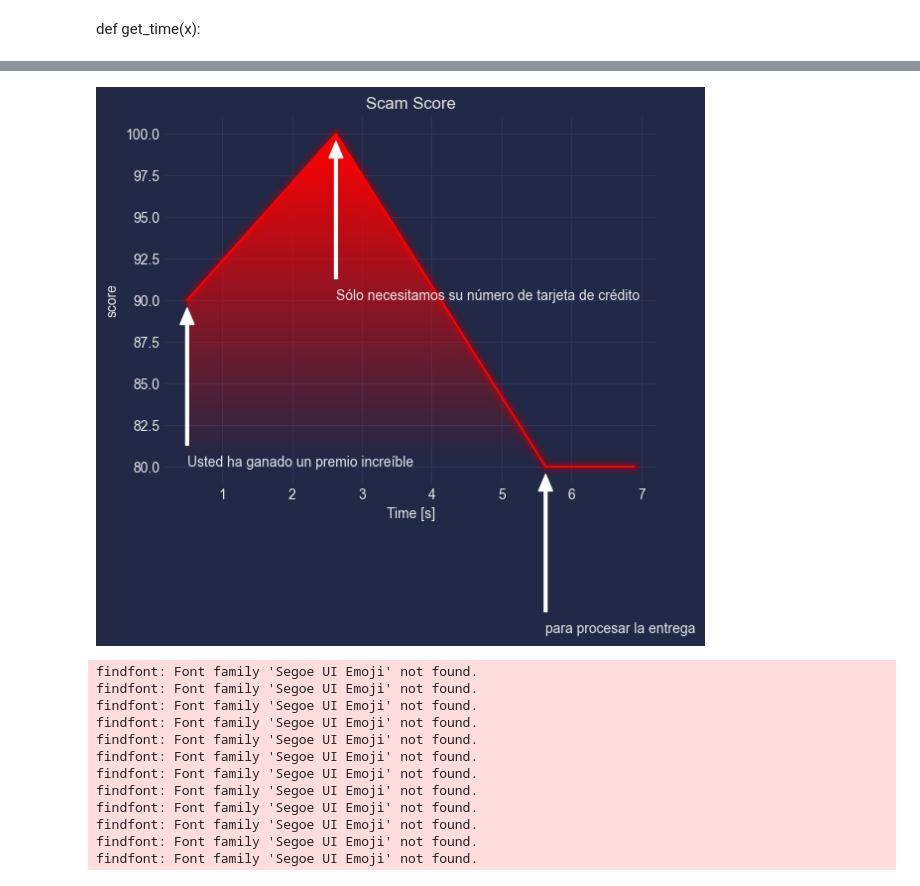
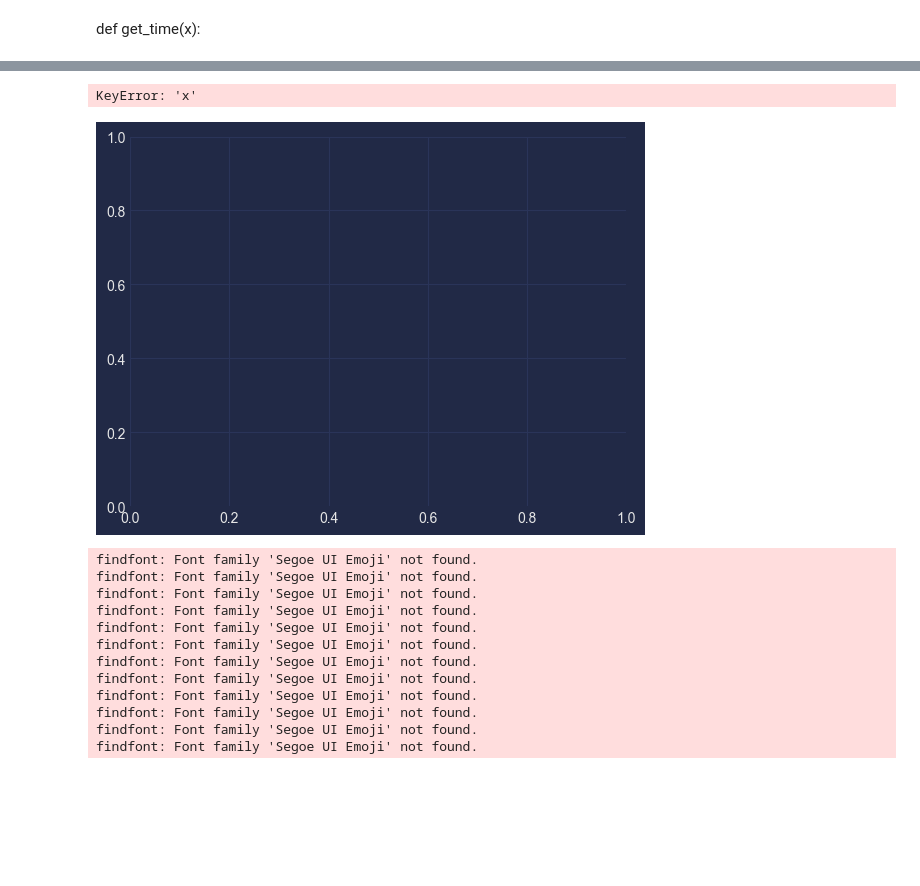
Before and after one commit to vmaya7/call_analyzer_generative_ai, a Jupyter notebook: audio.ipynb, the cells around one changed output, grey strips where cells are left out. Saved outputs shown, nothing was run; the diff lists cells and outputs as text; code cells hidden in the pictures; blank space fills up the shorter version.

```diff
--- a/audio.ipynb
+++ b/audio.ipynb
@@ -84,7 +200,7 @@ print(response)
 # %%
 out = json.loads(response)
 score = out['score']
-phrases = pd.DataFrame(out['scam_phrases'])
+phrases = pd.DataFrame(out['frases_clave_scam'])
 # %%
 df
 # %% [output]
@@ -115,7 +227,7 @@ phrases
 # %% [markdown]
 def get_time(x):
 # %%
-phrases['start_word'] = phrases.phrase.map(lambda x: x.split(' ')[0])
-phrases['end_word'] = phrases.phrase.map(lambda x: x.split(' ')[-1])
+phrases['start_word'] = phrases.frase.map(lambda x: x.split(' ')[0])
+phrases['end_word'] = phrases.frase.map(lambda x: x.split(' ')[-1])
 phrases
 # %% [output]
@@ -130,16 +254,18 @@ phrases
 # %%
 phrases['start_time'] = None
 phrases['end_time'] = None
-for index_phrase, phase in enumerate(phrases.phrase):
-    words = phase.split(' ')
+for index_frase, frase in enumerate(phrases.frase):
+    words = frase.split(' ')
     first_word = words[0]
     last_word = words[-1]
 
     len_phrase = len(words)
 
     temp_df = df[df.content == first_word]
-
+    print('------> ', first_word, last_word)
     for i in temp_df.index:
+        print(df.loc[i, 'content'], df.loc[i + len_phrase - 1, 'content'])
         if (df.loc[i, 'content']== first_word) and (df.loc[i + len_phrase - 1, 'content']== last_word):
-            phrases.loc[index_phrase, 'start_time'] = df.loc[i, 'start_time']
-            phrases.loc[index_phrase, 'end_time'] = df.loc[i + len_phrase - 1, 'end_time']
+            print('yes')
+            phrases.loc[index_frase, 'start_time'] = df.loc[i, 'start_time']
+            phrases.loc[index_frase, 'end_time'] = df.loc[i + len_phrase - 1, 'end_time']
@@ -172,24 +304,25 @@ end_time         object
 dtype: object
 # %%
-phrases['score'] = phrases['score'].astype(float)
+phrases['score_scam'] = phrases['score_scam'].astype(float)
 phrases['start_time'] = phrases['start_time'].astype(float)
 # %%
 df_temp = phrases.copy()
 df_temp.loc[len(df_temp.index)] = df_temp.iloc[-1]
 df_temp.loc[len(df_temp.index) - 1, 'start_time'] = df_temp.loc[len(df_temp.index) - 1, 'end_time']
-plot = sns.lineplot(data=df_temp, x = 'start_time', y = 'score', color = 'r').set(title='Scam Score')
+plot = sns.lineplot(data=df_temp, x = 'start_time', y = 'score_scam', color = 'r').set(title='Scam Score')
 for i in phrases.index:
     x = float(phrases.loc[i, 'start_time'])
     y = float(phrases.loc[i, 'score'])
     text = phrases.loc[i, 'phrase']
     _ = plt.annotate(text, xy=(x,y), xytext=(x, y - 10),
              arrowprops=dict(facecolor='black', shrink=0.05, headwidth=10, width=2, color = 'white'))
 plt.xlabel("Score")
 plt.xlabel("Time [s]")
 #plt.xlim(0,phrases.end_time.max())
 mplcyberpunk.add_glow_effects(gradient_fill=True)
 # %% [output]
+KeyError: 'x'
-[figure, old version]
+[figure, new version]
 # %%
 
 phrases['emoji'] = phrases['sentiment'].map(lambda x: '😃' if x == 'feliz' else '☹️' )
```
Also changed, not shown: parts of 20 cells of this notebook.
